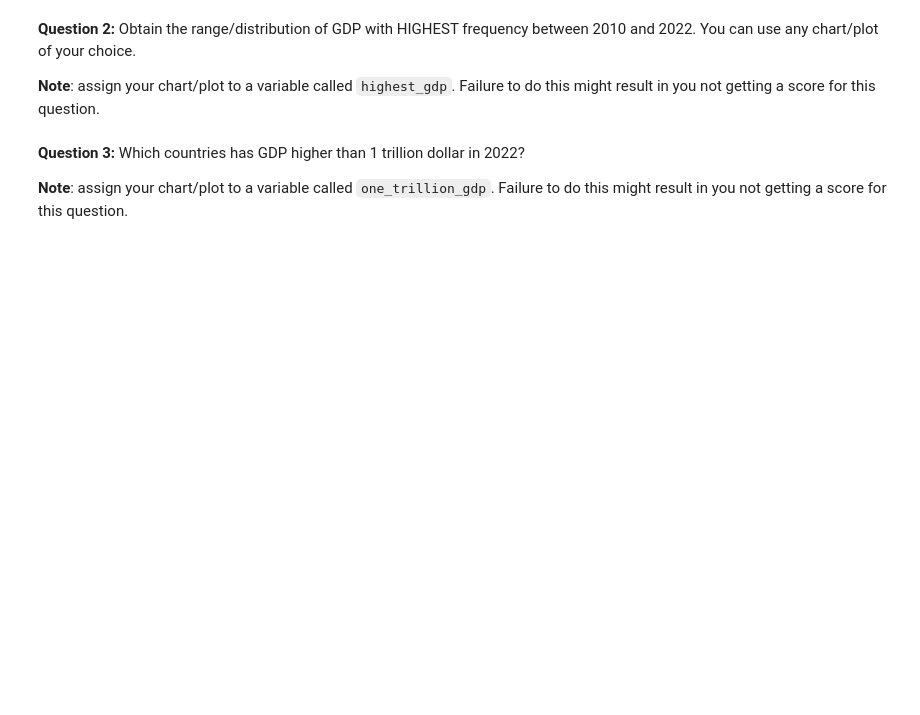
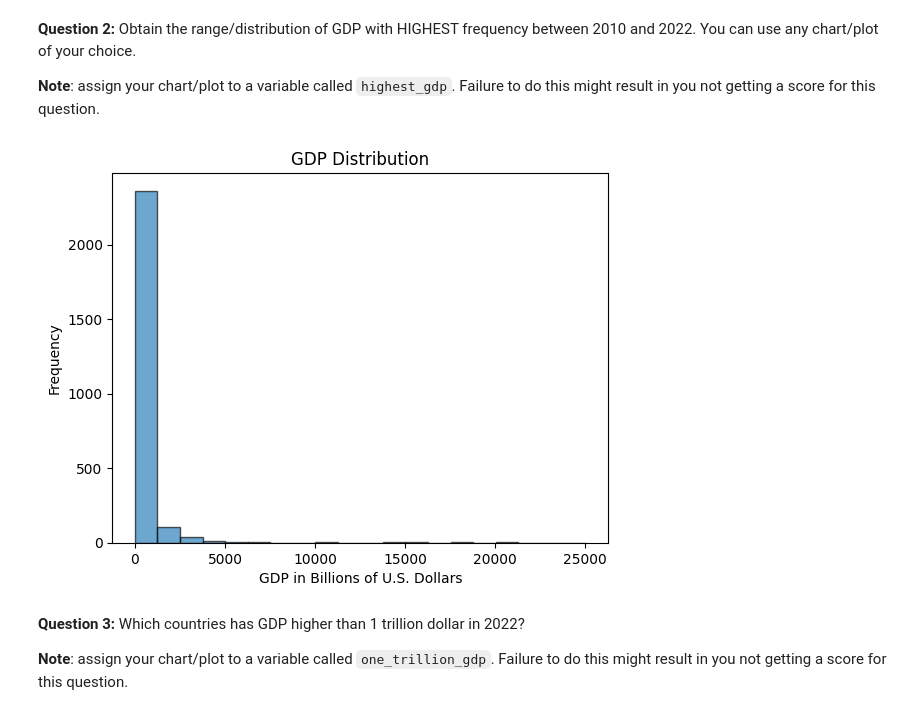
Before and after one commit to Muasya0254/world-gdp-exploration, a Jupyter notebook: world_gdp_exploration.ipynb, the cells around one changed output. Cells and saved outputs as stored; diff of their text form; code cells hidden in the pictures; blank space fills up the shorter version.

Commit message:
analyzing GDP data

```diff
--- a/world_gdp_exploration.ipynb
+++ b/world_gdp_exploration.ipynb
@@ -29,0 +25,12 @@ def check_data():
+# %%
+
+gdp_dataset = pd.read_csv('world_gdp_dataset.csv')
+
+# renaming
+gdp_dataset.rename(columns={'GDP, current prices (Billions of U.S. dollars)': 'Country'}, inplace=True)
+
+def check_data():
+    return gdp_dataset.head(), gdp_dataset.info()
+
+
+check_data()
@@ -36,3 +76,20 @@ highest_gdp = ...
+# %%
+gdp_range = gdp_dataset.loc[:, '2010':'2022']
+
+gdp_value = gdp_range.values.flatten()
+
+plt.hist(gdp_value, bins=20, edgecolor='black', alpha=0.65)
+
+plt.xlabel('GDP in Billions of U.S. Dollars')
+plt.ylabel('Frequency')
+plt.title('GDP Distribution')
+
+highest_gdp = plt
+
+
+plt.show()
+# %% [output]
+[figure, added]
 # %% [markdown]
 **Question 3:** Which countries has GDP higher than 1 trillion dollar in 2022?
 
```
Also changed, not shown: parts of 11 cells of this notebook, 2 other files.
